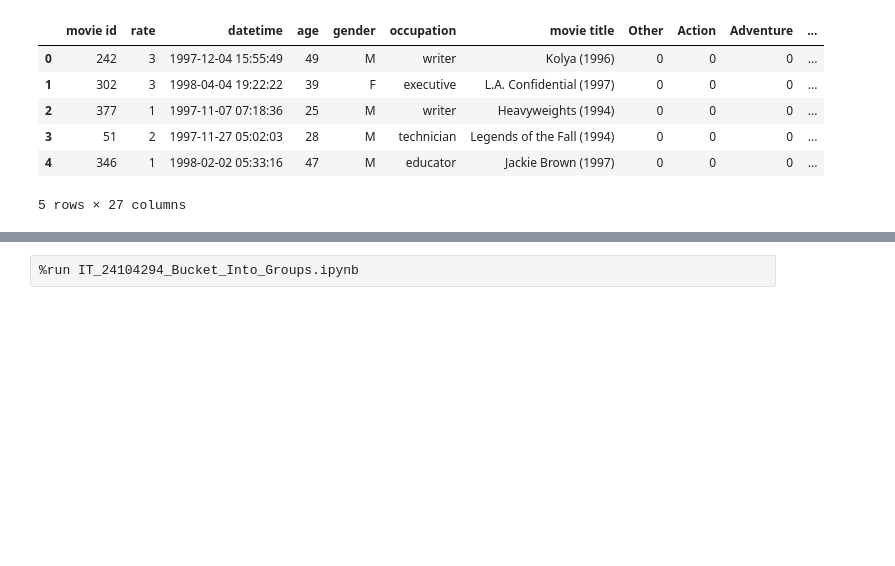
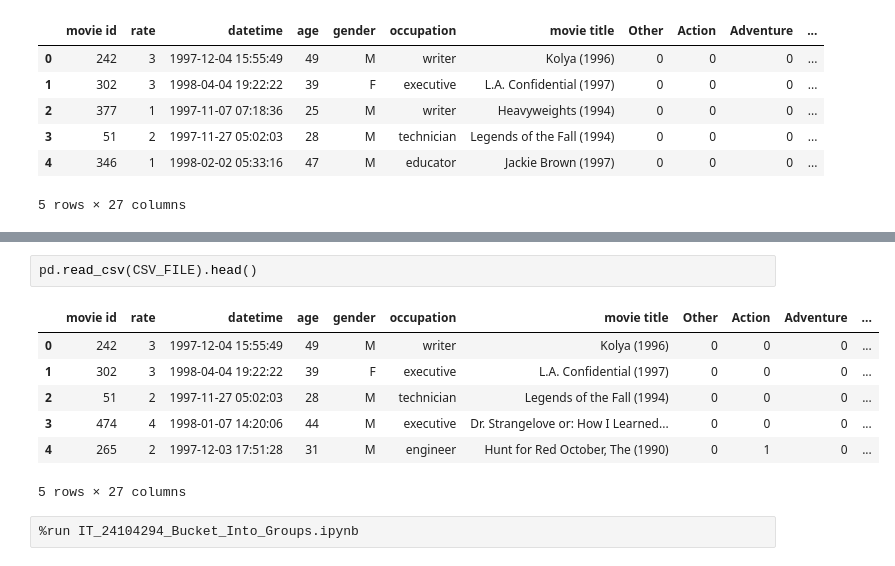
Before and after one commit to Ishan-Kanishka/movie_recommendation_ml, a Jupyter notebook: notebooks/ml_preprocessing_pipline.ipynb, the cells around one changed output, grey strips where cells are left out. Drawn from its saved outputs; the diff is of its cells as text; blank space fills up the shorter version.

```diff
--- a/notebooks/ml_preprocessing_pipline.ipynb
+++ b/notebooks/ml_preprocessing_pipline.ipynb
@@ -79,3 +88,13 @@ pd.read_csv(CSV_FILE).head()
+# %%
+pd.read_csv(CSV_FILE).head()
+# %% [output]
+|  | movie id | rate | datetime | age | gender | occupation | movie title | Other | Action | Adventure | ... |
+| 0 | 242 | 3 | 1997-12-04 15:55:49 | 49 | M | writer | Kolya (1996) | 0 | 0 | 0 | ... |
+| 1 | 302 | 3 | 1998-04-04 19:22:22 | 39 | F | executive | L.A. Confidential (1997) | 0 | 0 | 0 | ... |
+| 2 | 51 | 2 | 1997-11-27 05:02:03 | 28 | M | technician | Legends of the Fall (1994) | 0 | 0 | 0 | ... |
+| 3 | 474 | 4 | 1998-01-07 14:20:06 | 44 | M | executive | Dr. Strangelove or: How I Learned... | 0 | 0 | 0 | ... |
+| 4 | 265 | 2 | 1997-12-03 17:51:28 | 31 | M | engineer | Hunt for Red October, The (1990) | 0 | 1 | 0 | ... |
+5 rows × 27 columns
 # %%
 %run IT_24104294_Bucket_Into_Groups.ipynb
 # %%
```
Also changed, not shown: parts of 7 cells of this notebook, 4 other files.
